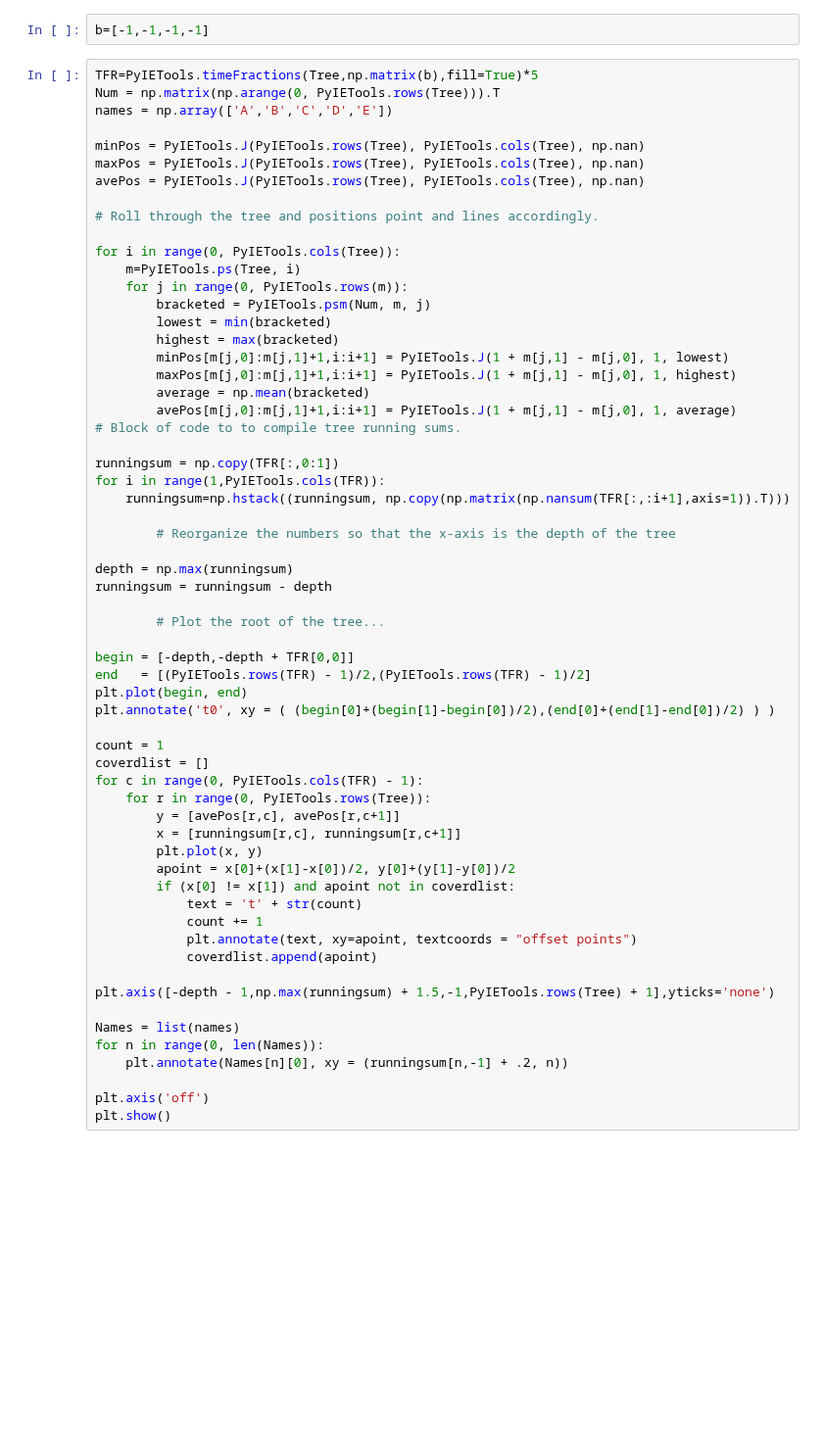
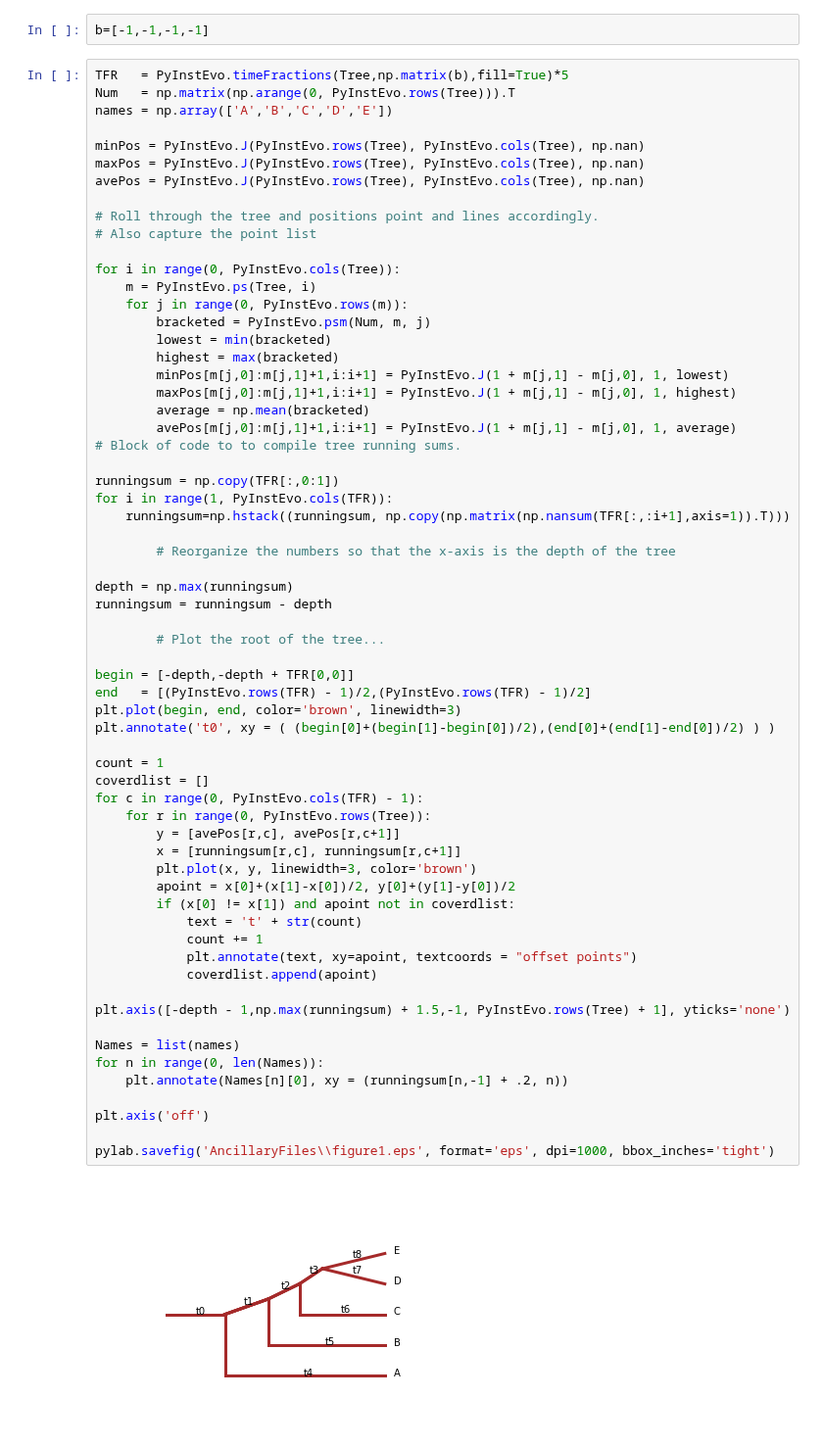
Before and after one commit to mbaker21231/InstEvo, a Jupyter notebook: Writeup/AgeArea/ArticleGraph.ipynb, the cells around one changed output. Shown at 98% size. Cells and saved outputs as stored; diff of their text form; blank space fills up the shorter version.

```diff
--- a/Writeup/AgeArea/ArticleGraph.ipynb
+++ b/Writeup/AgeArea/ArticleGraph.ipynb
@@ -22,66 +23,70 @@ interiorbranches=PyIETools.branchcount(Tree)-np.shape(Tree)[0]
 # %%
 b=[-1,-1,-1,-1]
 # %%
-TFR=PyIETools.timeFractions(Tree,np.matrix(b),fill=True)*5
-Num = np.matrix(np.arange(0, PyIETools.rows(Tree))).T
+TFR   = PyInstEvo.timeFractions(Tree,np.matrix(b),fill=True)*5
+Num   = np.matrix(np.arange(0, PyInstEvo.rows(Tree))).T
 names = np.array(['A','B','C','D','E'])
 
-minPos = PyIETools.J(PyIETools.rows(Tree), PyIETools.cols(Tree), np.nan)
-maxPos = PyIETools.J(PyIETools.rows(Tree), PyIETools.cols(Tree), np.nan)
-avePos = PyIETools.J(PyIETools.rows(Tree), PyIETools.cols(Tree), np.nan)
+minPos = PyInstEvo.J(PyInstEvo.rows(Tree), PyInstEvo.cols(Tree), np.nan)
+maxPos = PyInstEvo.J(PyInstEvo.rows(Tree), PyInstEvo.cols(Tree), np.nan)
+avePos = PyInstEvo.J(PyInstEvo.rows(Tree), PyInstEvo.cols(Tree), np.nan)
 
 # Roll through the tree and positions point and lines accordingly.
+# Also capture the point list
 
-for i in range(0, PyIETools.cols(Tree)):
-    m=PyIETools.ps(Tree, i)
-    for j in range(0, PyIETools.rows(m)):
-        bracketed = PyIETools.psm(Num, m, j)
+for i in range(0, PyInstEvo.cols(Tree)):
+    m = PyInstEvo.ps(Tree, i)
+    for j in range(0, PyInstEvo.rows(m)):
+        bracketed = PyInstEvo.psm(Num, m, j)
         lowest = min(bracketed)
         highest = max(bracketed)
-        minPos[m[j,0]:m[j,1]+1,i:i+1] = PyIETools.J(1 + m[j,1] - m[j,0], 1, lowest)
-        maxPos[m[j,0]:m[j,1]+1,i:i+1] = PyIETools.J(1 + m[j,1] - m[j,0], 1, highest)
+        minPos[m[j,0]:m[j,1]+1,i:i+1] = PyInstEvo.J(1 + m[j,1] - m[j,0], 1, lowest)
+        maxPos[m[j,0]:m[j,1]+1,i:i+1] = PyInstEvo.J(1 + m[j,1] - m[j,0], 1, highest)
         average = np.mean(bracketed)
-        avePos[m[j,0]:m[j,1]+1,i:i+1] = PyIETools.J(1 + m[j,1] - m[j,0], 1, average)
+        avePos[m[j,0]:m[j,1]+1,i:i+1] = PyInstEvo.J(1 + m[j,1] - m[j,0], 1, average)
 # Block of code to to compile tree running sums.
 
 runningsum = np.copy(TFR[:,0:1])
-for i in range(1,PyIETools.cols(TFR)):
+for i in range(1, PyInstEvo.cols(TFR)):
     runningsum=np.hstack((runningsum, np.copy(np.matrix(np.nansum(TFR[:,:i+1],axis=1)).T)))
 
         # Reorganize the numbers so that the x-axis is the depth of the tree
 
 depth = np.max(runningsum)
 runningsum = runningsum - depth
 
         # Plot the root of the tree...
 
 begin = [-depth,-depth + TFR[0,0]]
-end   = [(PyIETools.rows(TFR) - 1)/2,(PyIETools.rows(TFR) - 1)/2]
-plt.plot(begin, end)
+end   = [(PyInstEvo.rows(TFR) - 1)/2,(PyInstEvo.rows(TFR) - 1)/2]
+plt.plot(begin, end, color='brown', linewidth=3)
 plt.annotate('t0', xy = ( (begin[0]+(begin[1]-begin[0])/2),(end[0]+(end[1]-end[0])/2) ) )
 
 count = 1
 coverdlist = []
-for c in range(0, PyIETools.cols(TFR) - 1):
-    for r in range(0, PyIETools.rows(Tree)):
+for c in range(0, PyInstEvo.cols(TFR) - 1):
+    for r in range(0, PyInstEvo.rows(Tree)):
         y = [avePos[r,c], avePos[r,c+1]]
         x = [runningsum[r,c], runningsum[r,c+1]]
-        plt.plot(x, y)
+        plt.plot(x, y, linewidth=3, color='brown')
         apoint = x[0]+(x[1]-x[0])/2, y[0]+(y[1]-y[0])/2
         if (x[0] != x[1]) and apoint not in coverdlist:
             text = 't' + str(count)
             count += 1
             plt.annotate(text, xy=apoint, textcoords = "offset points")
             coverdlist.append(apoint)
 
-plt.axis([-depth - 1,np.max(runningsum) + 1.5,-1,PyIETools.rows(Tree) + 1],yticks='none')
+plt.axis([-depth - 1,np.max(runningsum) + 1.5,-1, PyInstEvo.rows(Tree) + 1], yticks='none')
 
 Names = list(names)
 for n in range(0, len(Names)):
     plt.annotate(Names[n][0], xy = (runningsum[n,-1] + .2, n))
 
 plt.axis('off')
-plt.show()
+
+pylab.savefig('AncillaryFiles\\figure1.eps', format='eps', dpi=1000, bbox_inches='tight')
+# %% [output]
+[figure, added]
 # %%
 # Here is a sample locational plot of the groups.
 
```
Also changed, not shown: parts of 8 cells of this notebook, 10 other files.
